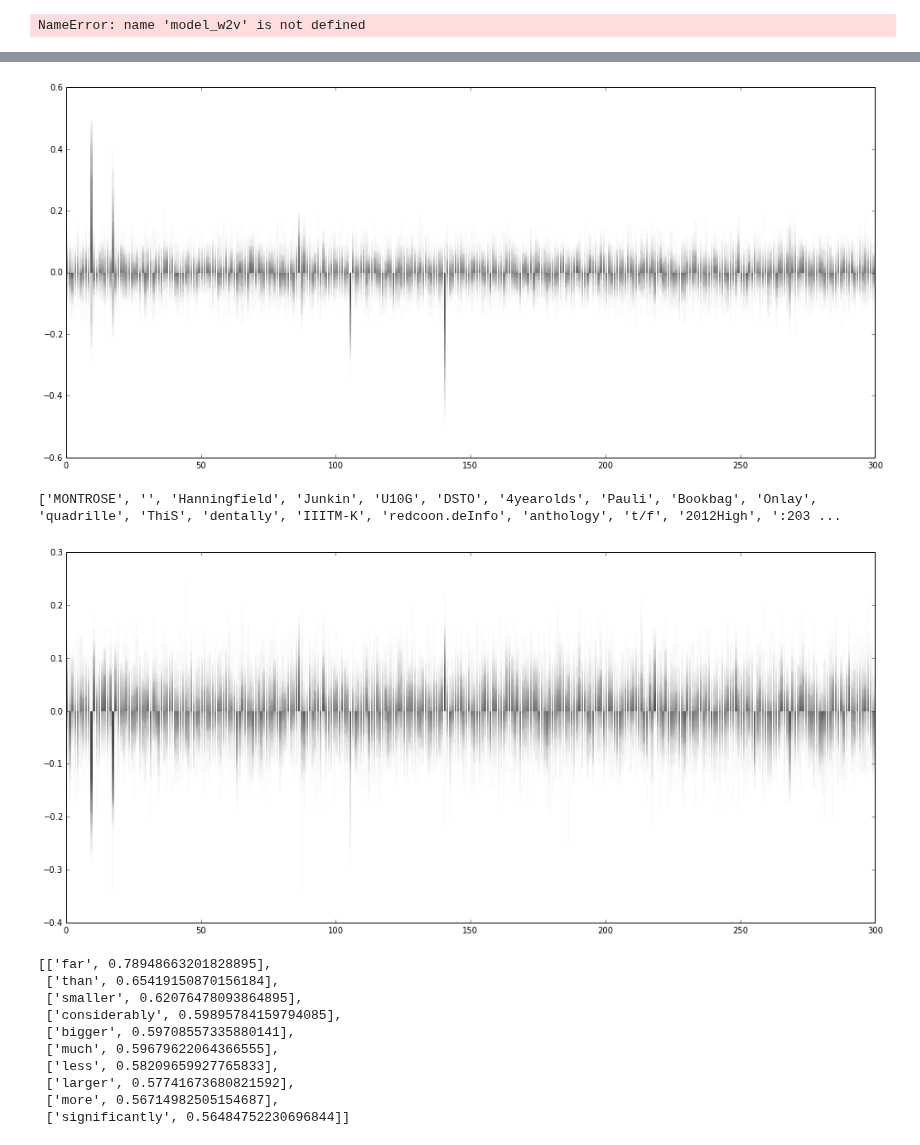
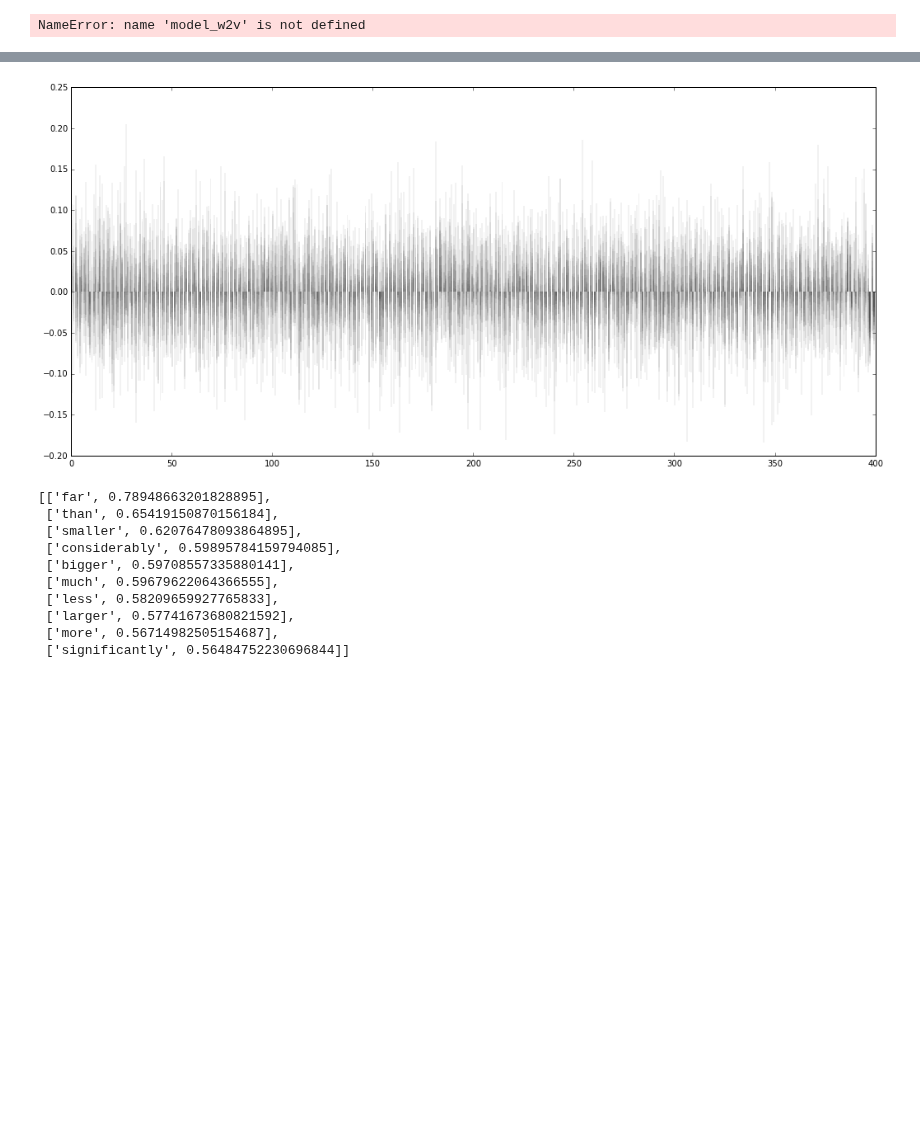
Before and after one commit to undertherain/vsmlib, a Jupyter notebook: python/matrices.ipynb, the cells around one changed output, grey strips where cells are left out. Saved outputs shown, nothing was run; the diff lists cells and outputs as text; code cells hidden in the pictures; blank space fills up the shorter version.

```diff
--- a/python/matrices.ipynb
+++ b/python/matrices.ipynb
@@ -48,8 +47,8 @@ if socket.gethostname()=="rc017.m.gsic.titech.ac.jp":  dir_root="/home/blackbird
 
 #models=[]
 #m=vsmlib.model.load_from_dir("/mnt/work/nlp_scratch/total_w3_POS_svd400_C0.1")
-m=vsmlib.model.load_from_dir("/mnt/work/nlp_scratch/glove/glove.840B.300d")
-#m=vsmlib.model.load_from_dir("/mnt/work/nlp_scratch/glove/glove.6b.wiki_giga")
+#m=vsmlib.model.load_from_dir("/mnt/work/nlp_scratch/glove/glove.840B.300d")
+m=vsmlib.model.load_from_dir("/mnt/work/nlp_scratch/glove/glove.6b.wiki_giga")
 
 #m=vsmlib.model.load_from_dir("/storage/scratch/_w2v")
 #m=vsmlib.model.load_from_dir("/storage/scratch/SVD/explicit_BNC_w3_pos_svd_400_C0.1")
@@ -284,7 +283,7 @@ NameError: name 'model_w2v' is not defined
 #m_w2v.save_to_dir("/mnt/work/nlp_scratch/w2v_np")
 m.normalize()
 # %%
-wordlist = [s.strip() for s in open("verbs.txt").readlines()]
+wordlist = [s.strip() for s in open("../data/animals.txt").readlines()]
 print(wordlist)
 #wordlist = ["apple","banana","cat","rabbit","cow","lion","elephant","donkey","goat","kangaroo","sheep","wolf","fox"]
 #wordlist = ["dog","dog"]
@@ -330,20 +329,18 @@ sim target to masked avg = 0.387124379569
 # %%
 #wordlist = ["apple","king","zero","france","car","circle","run","hot","myself"]
 #wordlist = ["fast","quick"]
 #viz_wordlist(wordlist2)
 #wordlist = [i*2 for i in range(10)]
 m.viz_wordlist(wordlist)
 #plt.savefig(m.name+"_animals.pdf")
-plt.show()
-wordlist = [random.choice(m.vocabulary.lst_words) for i in range(len(wordlist))]
-print(wordlist[:30])
-m.viz_wordlist(wordlist)
+#plt.show()
+#wordlist = [random.choice(m.vocabulary.lst_words) for i in range(len(wordlist))]
+#print(wordlist[:30])
+#m.viz_wordlist(wordlist)
 #plt.savefig(m.name+"_random.pdf")
 #plt.show()
 # %% [output]
-[figure, old version]
+[figure, new version]
-['MONTROSE', '', 'Hanningfield', 'Junkin', 'U10G', 'DSTO', '4yearolds', 'Pauli', 'Bookbag', 'Onlay', 'quadrille', 'ThiS', 'dentally', 'IIITM-K', 'redcoon.deInfo', 'anthology', 't/f', '2012High', ':203 ...
-[figure, removed]
 # %%
 #vec= m_svd_scipy.get_row("small")
 #vec[-1]=-vec[-1]
```
Also changed, not shown: parts of 9 cells of this notebook, 3 other files.
